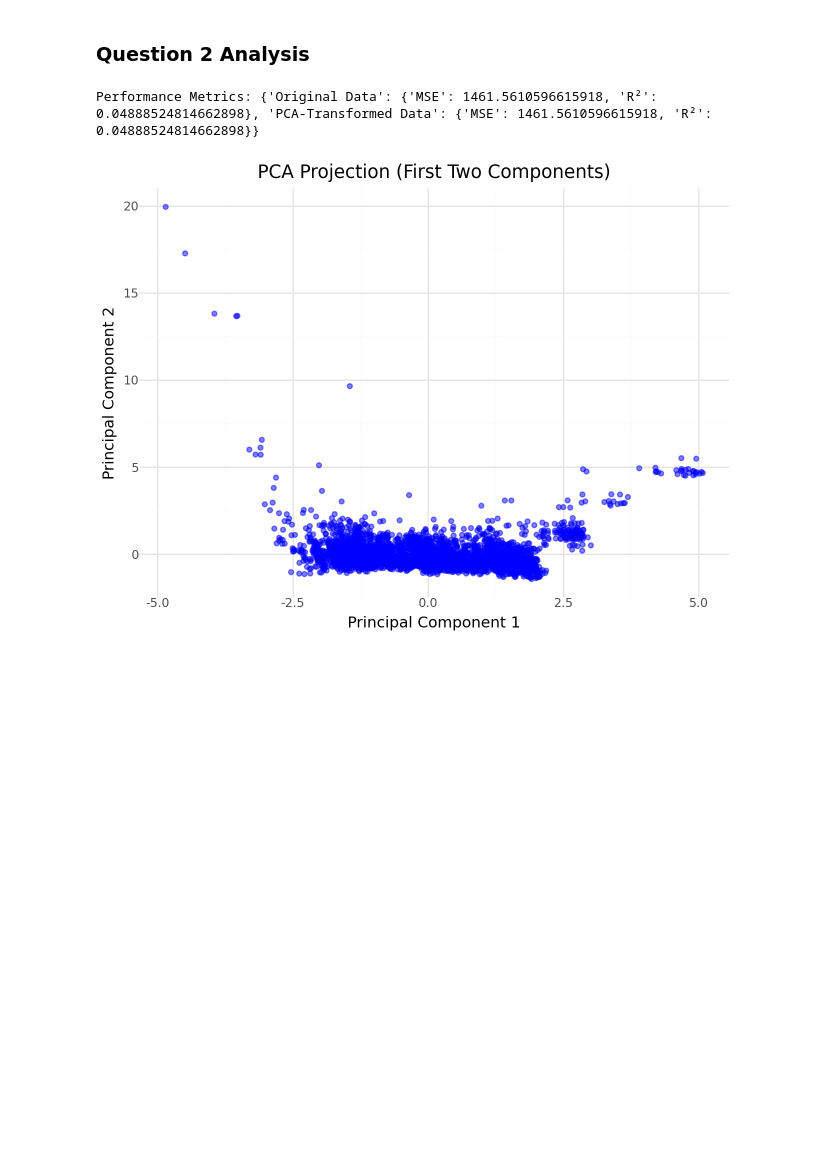
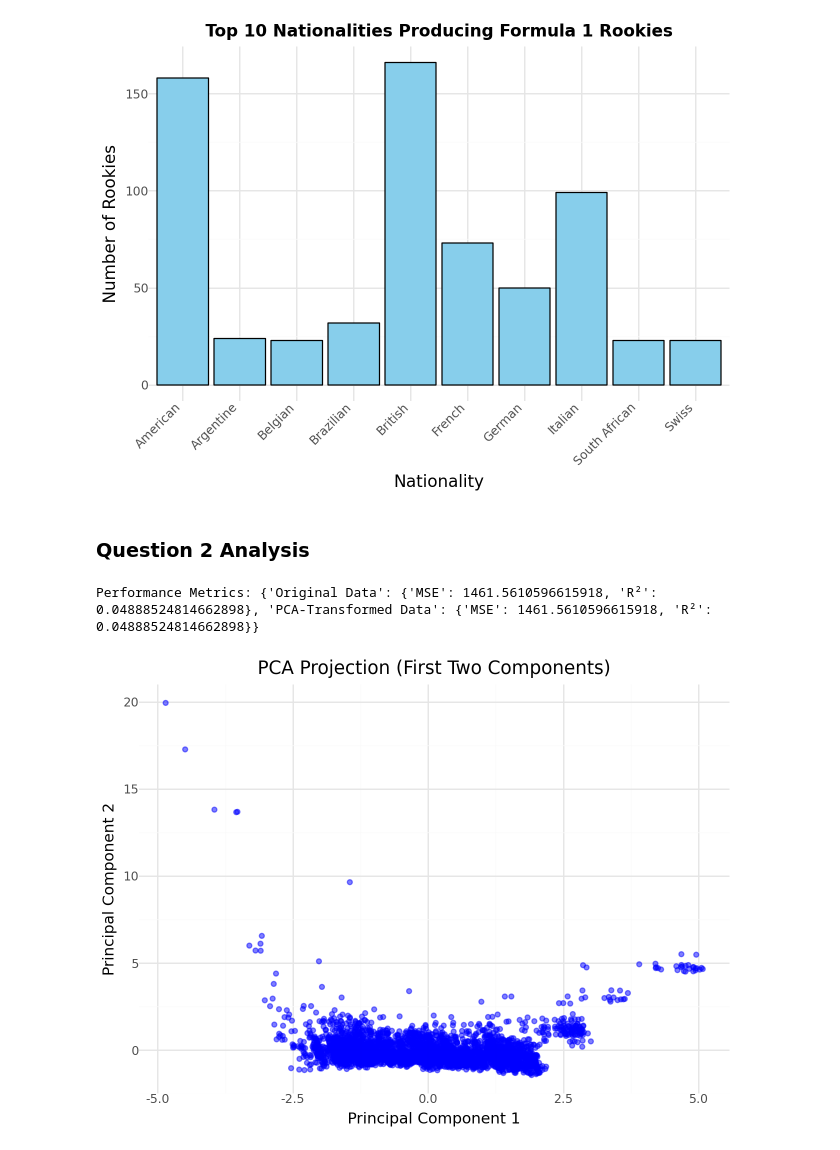
Before and after one commit to pranavski/Formula-1-analysis, a Jupyter notebook: Final_Analysis.ipynb, the cells around one changed output. Drawn from its saved outputs; the diff is of its cells as text; code cells hidden in the pictures; blank space fills up the shorter version.

```diff
--- a/Final_Analysis.ipynb
+++ b/Final_Analysis.ipynb
@@ -1,3 +59,35 @@
+# %%
+# Count rookies by nationality
+rookie_nationality_count = drivers_df['nationality'].value_counts().reset_index()
+rookie_nationality_count.columns = ['Nationality', 'Count']
+
+# Filter top 10 countries
+top_nationalities = rookie_nationality_count.head(10)
+
+# Create the bar plot
+from plotnine import geom_bar
+
+plot = (
+    ggplot(top_nationalities, aes(x='Nationality', y='Count')) +
+    geom_bar(stat='identity', fill='skyblue', color='black') +
+    labs(
+        title='Top 10 Nationalities Producing Formula 1 Rookies',
+        x='Nationality',
+        y='Number of Rookies'
+    ) +
+    theme_minimal() +
+    theme(
+        plot_title=element_text(size=12, weight='bold'),
+        axis_title_x=element_text(size=12),
+        axis_title_y=element_text(size=12),
+        axis_text_x=element_text(rotation=45, ha='right')
+    )
+)
+
+# Display the plot
+plot
+# %% [output]
+[figure, added]
 # %% [markdown]
 ### Question 2 Analysis
 # %%
```
Also changed, not shown: parts of 8 cells of this notebook.
